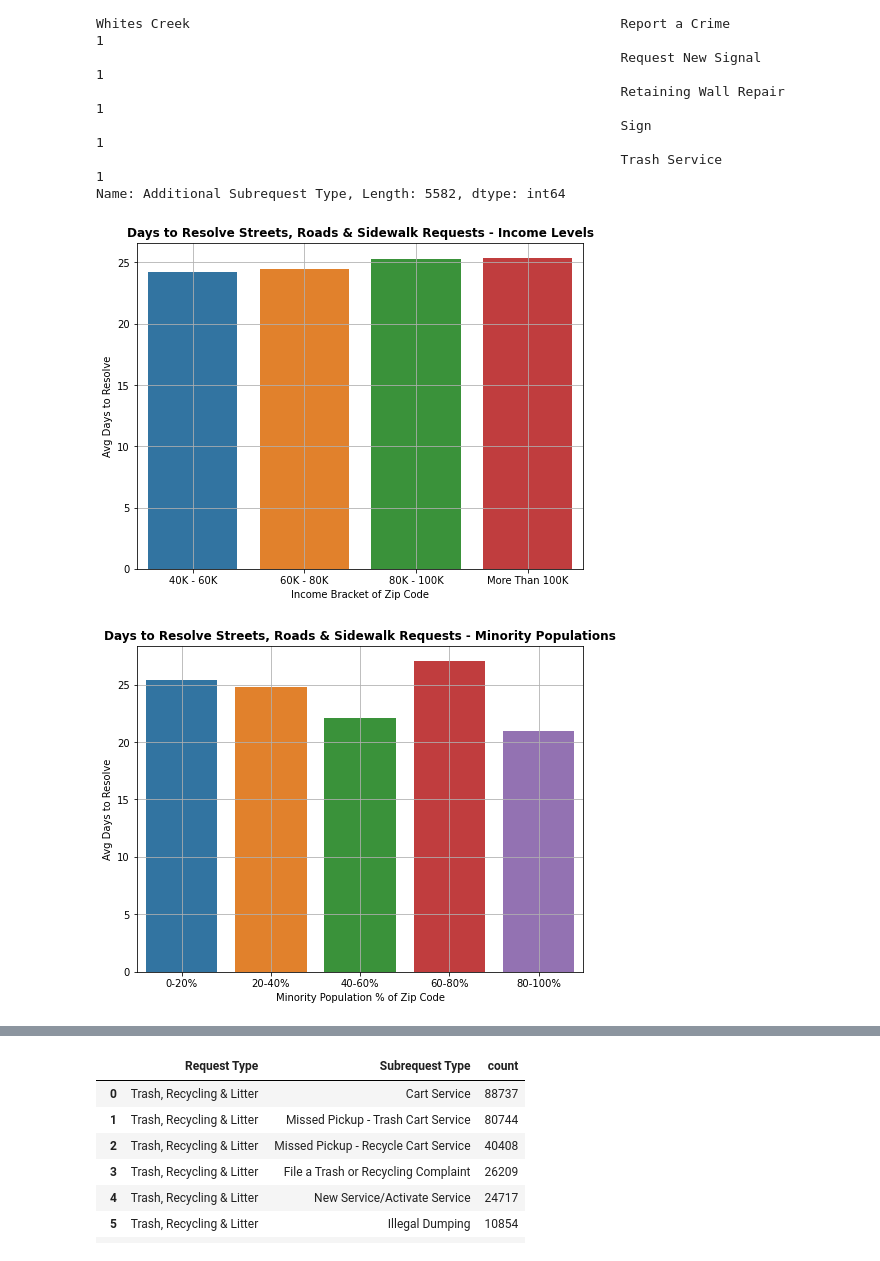
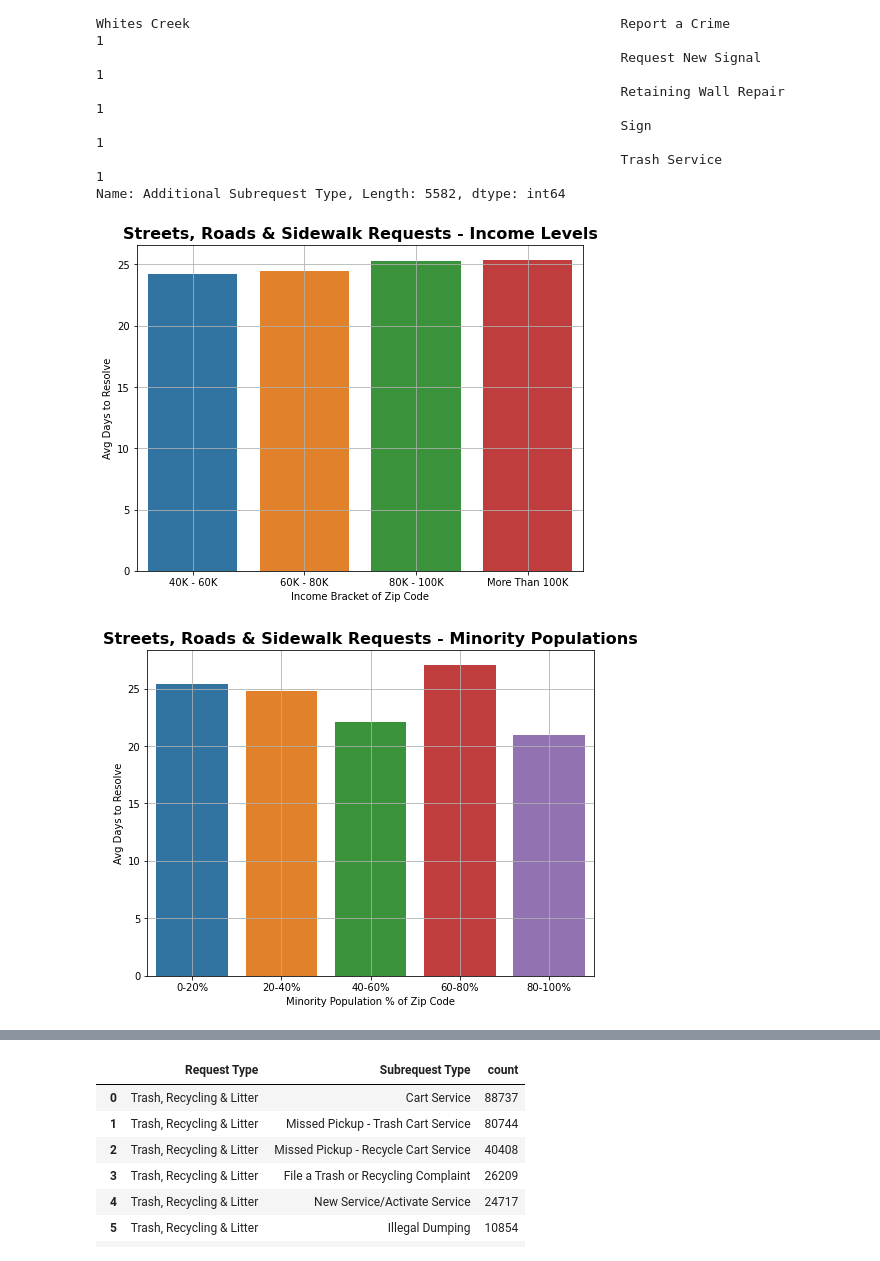
Before and after one commit to PrestonSpencer/Capstone-Nashville-Software-School-Nashville-311-Analysis, a Jupyter notebook: notebooks/visuals_and_analysis.ipynb, the cells around one changed output, grey strips where cells are left out. Cells and saved outputs as stored; diff of their text form; code cells hidden in the pictures.

```diff
--- a/notebooks/visuals_and_analysis.ipynb
+++ b/notebooks/visuals_and_analysis.ipynb
@@ -669,21 +695,21 @@ plt.figure(figsize = (8,6))
 sns.barplot(x = 'Income Bracket', y = 0, data = streets_groups)
 plt.ylabel('Avg Days to Resolve')
 plt.xlabel('Income Bracket of Zip Code')
-plt.title('Days to Resolve Streets, Roads & Sidewalk Requests - Income Levels', weight = 'bold', fontsize = 12)
+plt.title('Streets, Roads & Sidewalk Requests - Income Levels', weight = 'bold', fontsize = 16)
 plt.grid();
 # %% [output]
-[figure, old version]
+[figure, new version]
 # %%
 streets_groups_race = request_streets.groupby(['Minority % Bracket']).apply(streets_mean)
 streets_groups_race = streets_groups_race.reset_index()
 plt.figure(figsize = (8,6))
 sns.barplot(x = 'Minority % Bracket', y = 0, data = streets_groups_race)
 plt.ylabel('Avg Days to Resolve')
 plt.xlabel('Minority Population % of Zip Code')
-plt.title('Days to Resolve Streets, Roads & Sidewalk Requests - Minority Populations', weight = 'bold', fontsize = 12)
+plt.title('Streets, Roads & Sidewalk Requests - Minority Populations', weight = 'bold', fontsize = 16)
 plt.grid();
 # %% [output]
-[figure, old version]
+[figure, new version]
 # %%
 def safety_mean(main_df):
     return main_df['Days to Resolve'].mean()
```
Also changed, not shown: parts of 31 cells of this notebook, 6 other files.
